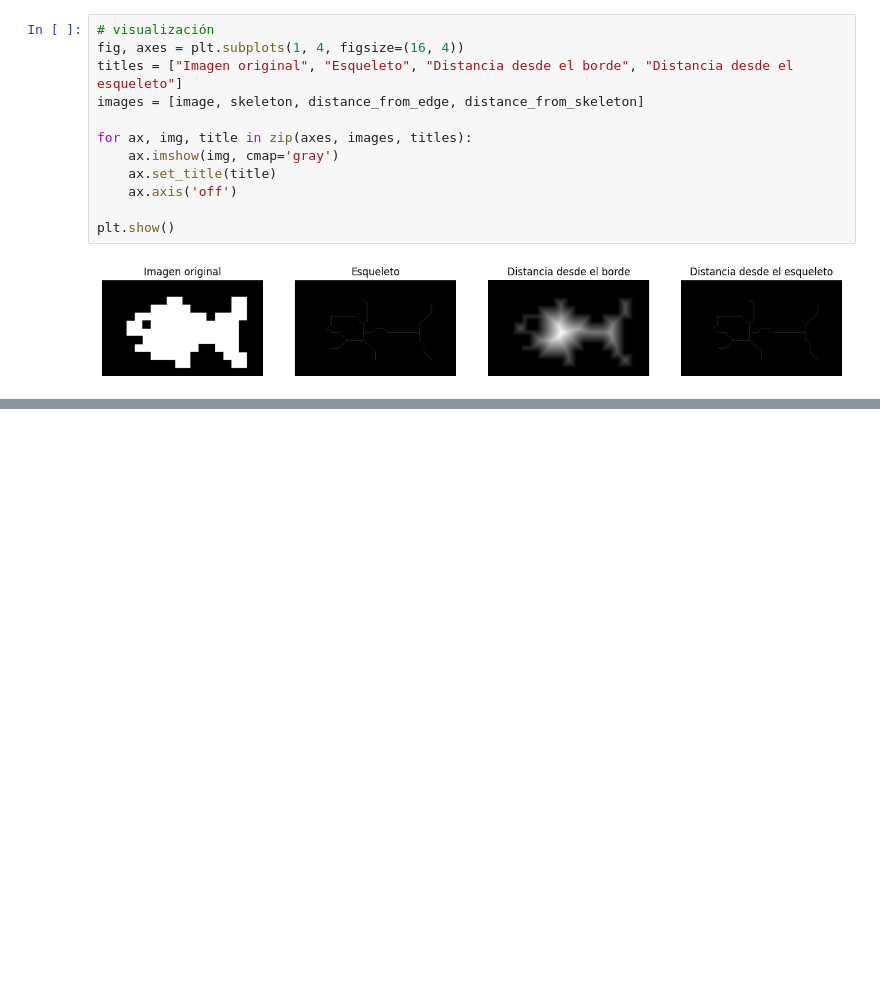
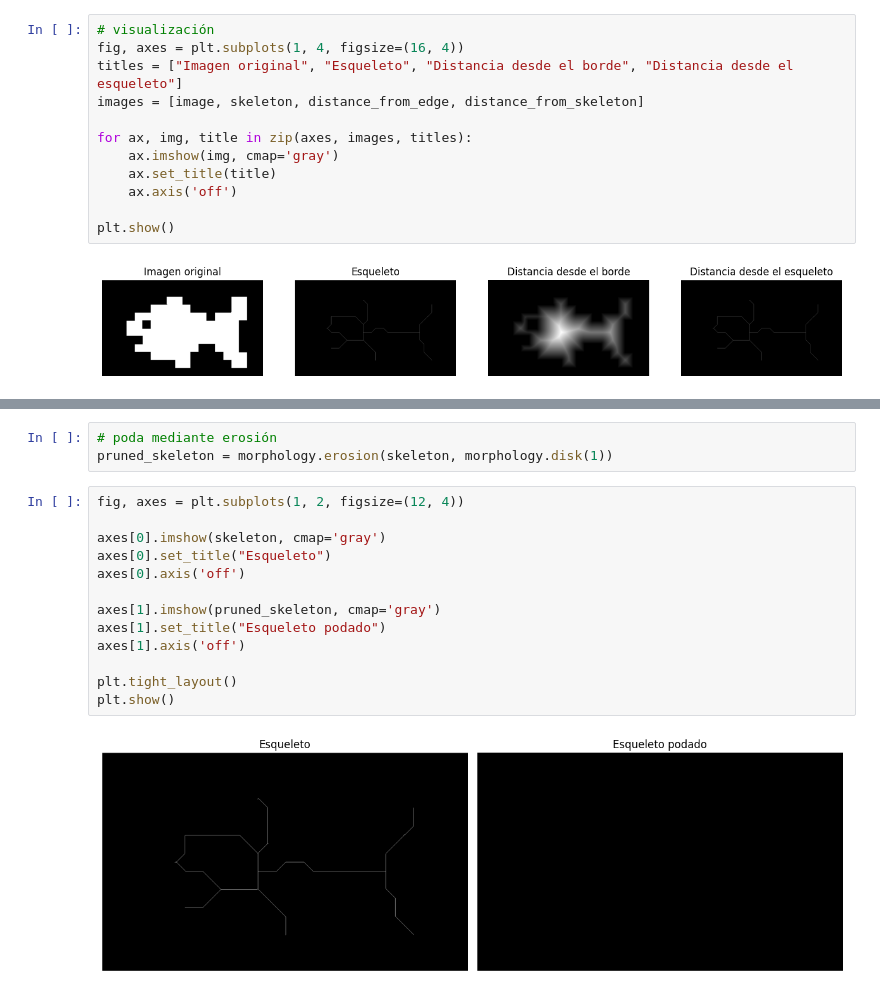
Before and after one commit to MelissaPerez09/Lab02-CC3102, a Jupyter notebook: src/lab02.ipynb, the cells around one changed output, grey strips where cells are left out. Drawn from its saved outputs; the diff is of its cells as text; blank space fills up the shorter version.

```diff
--- a/src/lab02.ipynb
+++ b/src/lab02.ipynb
@@ -183,0 +188,18 @@ plt.show()
+# %%
+# poda mediante erosión
+pruned_skeleton = morphology.erosion(skeleton, morphology.disk(1))
+# %%
+fig, axes = plt.subplots(1, 2, figsize=(12, 4))
+
+axes[0].imshow(skeleton, cmap='gray')
+axes[0].set_title("Esqueleto")
+axes[0].axis('off')
+
+axes[1].imshow(pruned_skeleton, cmap='gray')
+axes[1].set_title("Esqueleto podado")
+axes[1].axis('off')
+
+plt.tight_layout()
+plt.show()
+# %% [output]
+[figure, added]
```
Also changed, not shown: parts of 2 cells of this notebook.
